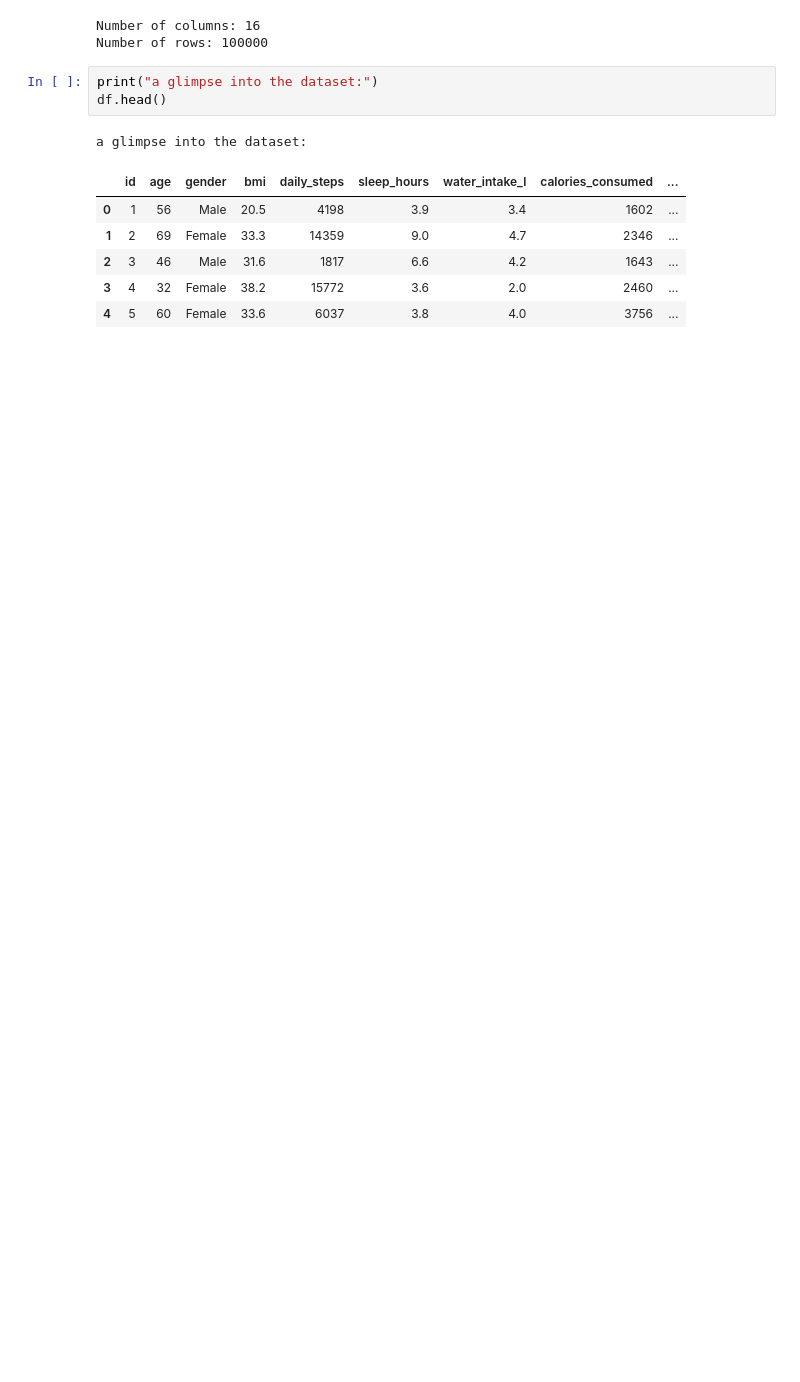
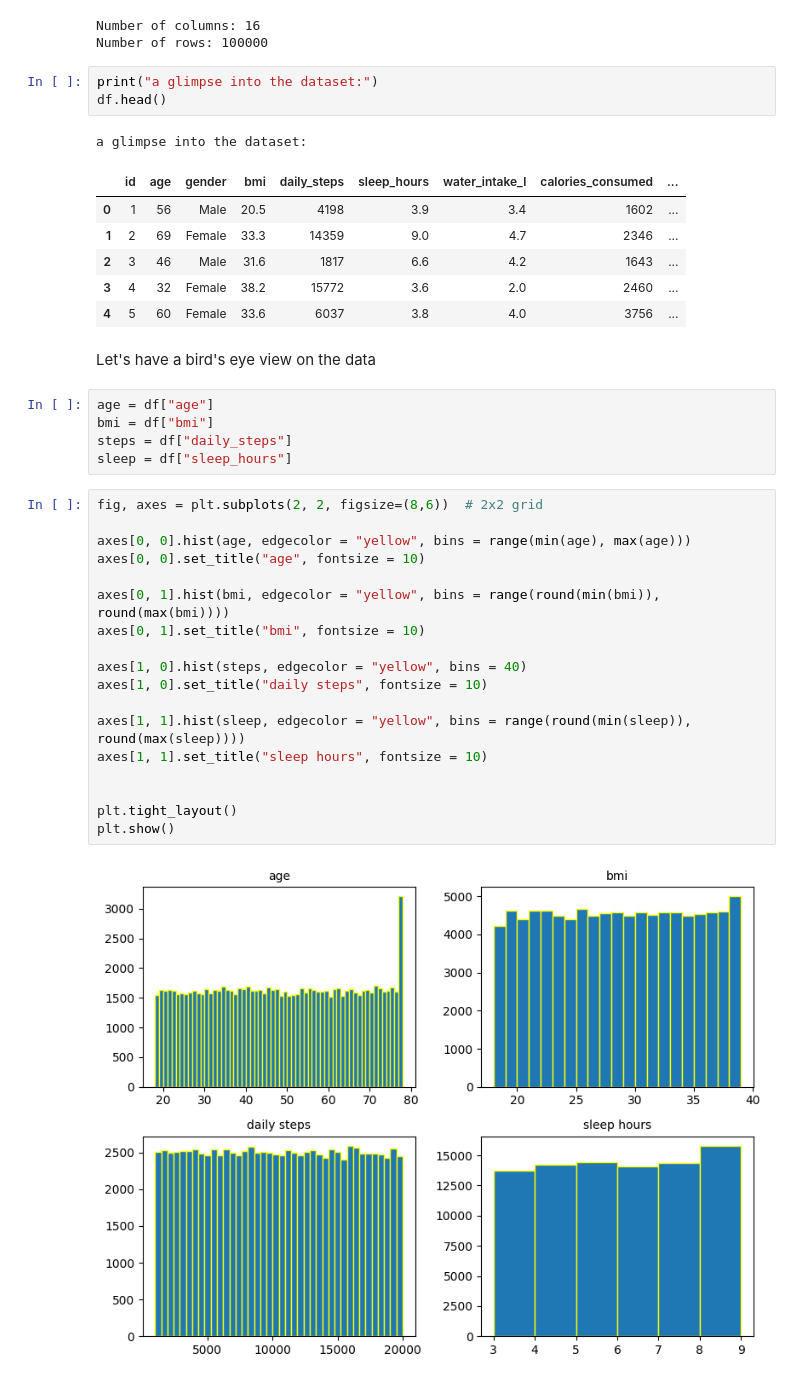
Before and after one commit to tanyaniazi/Healthy_lifestyle_dataset, a Jupyter notebook: 1.ipynb, the cells around one changed output. Saved outputs shown, nothing was run; the diff lists cells and outputs as text; blank space fills up the shorter version.

Commit message:
Histograms of each column of the dataset with plotly

```diff
--- a/1.ipynb
+++ b/1.ipynb
@@ -23,3 +66,30 @@ a glimpse into the dataset:
 | 2 | 3 | 46 | Male | 31.6 | 1817 | 6.6 | 4.2 | 1643 | ... |
 | 3 | 4 | 32 | Female | 38.2 | 15772 | 3.6 | 2.0 | 2460 | ... |
 | 4 | 5 | 60 | Female | 33.6 | 6037 | 3.8 | 4.0 | 3756 | ... |
+# %% [markdown]
+Let's have a bird's eye view on the data
+# %%
+age = df["age"]
+bmi = df["bmi"]
+steps = df["daily_steps"]
+sleep = df["sleep_hours"]
+# %%
+fig, axes = plt.subplots(2, 2, figsize=(8,6))  # 2x2 grid
+
+axes[0, 0].hist(age, edgecolor = "yellow", bins = range(min(age), max(age)))
+axes[0, 0].set_title("age", fontsize = 10)
+
+axes[0, 1].hist(bmi, edgecolor = "yellow", bins = range(round(min(bmi)), round(max(bmi))))
+axes[0, 1].set_title("bmi", fontsize = 10)
+
+axes[1, 0].hist(steps, edgecolor = "yellow", bins = 40)
+axes[1, 0].set_title("daily steps", fontsize = 10)
+
+axes[1, 1].hist(sleep, edgecolor = "yellow", bins = range(round(min(sleep)), round(max(sleep))))
+axes[1, 1].set_title("sleep hours", fontsize = 10)
+
+
+plt.tight_layout()
+plt.show()
+# %% [output]
+[figure, added]
```
Also changed, not shown: parts of 4 cells of this notebook, 1 other file.
